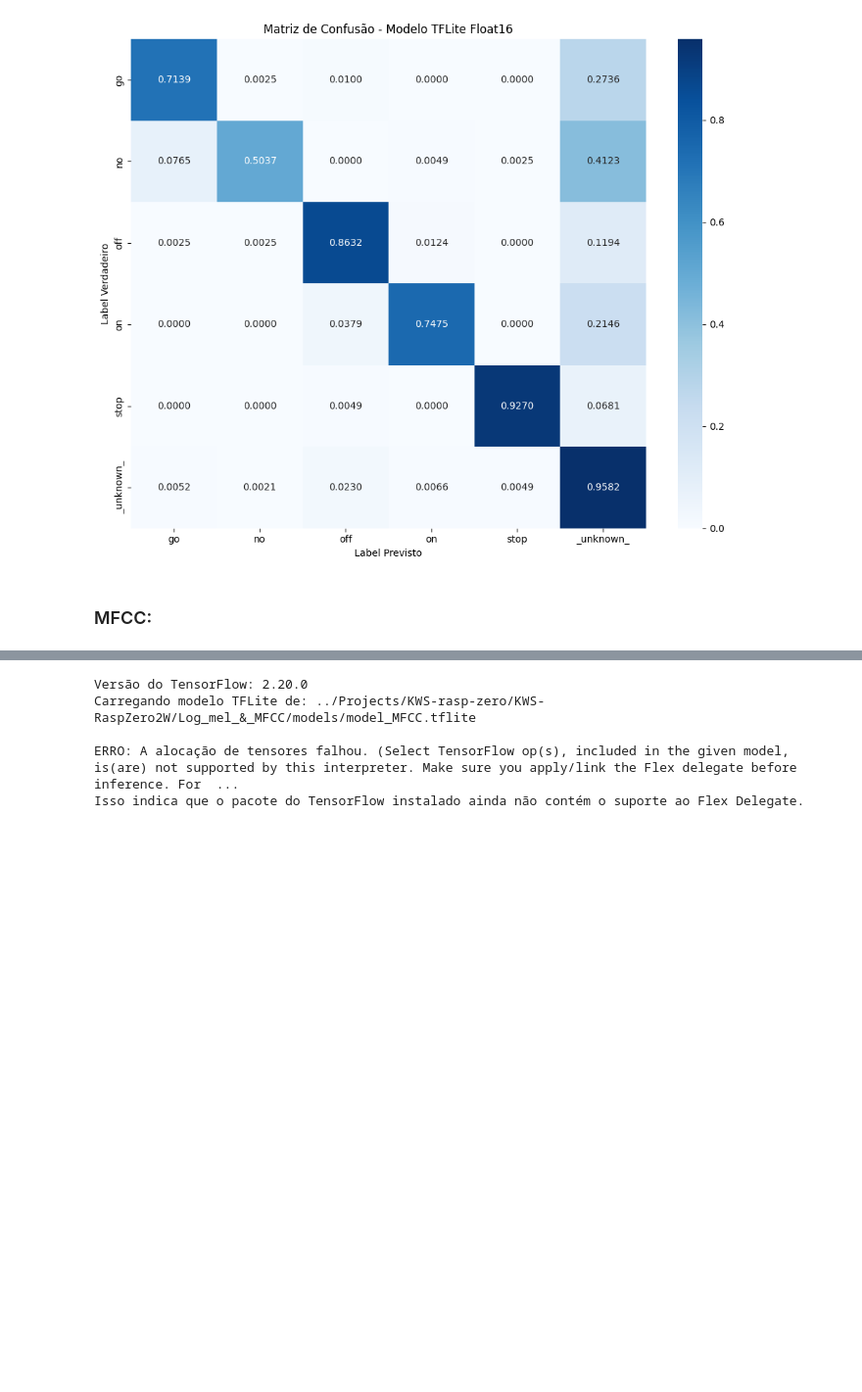
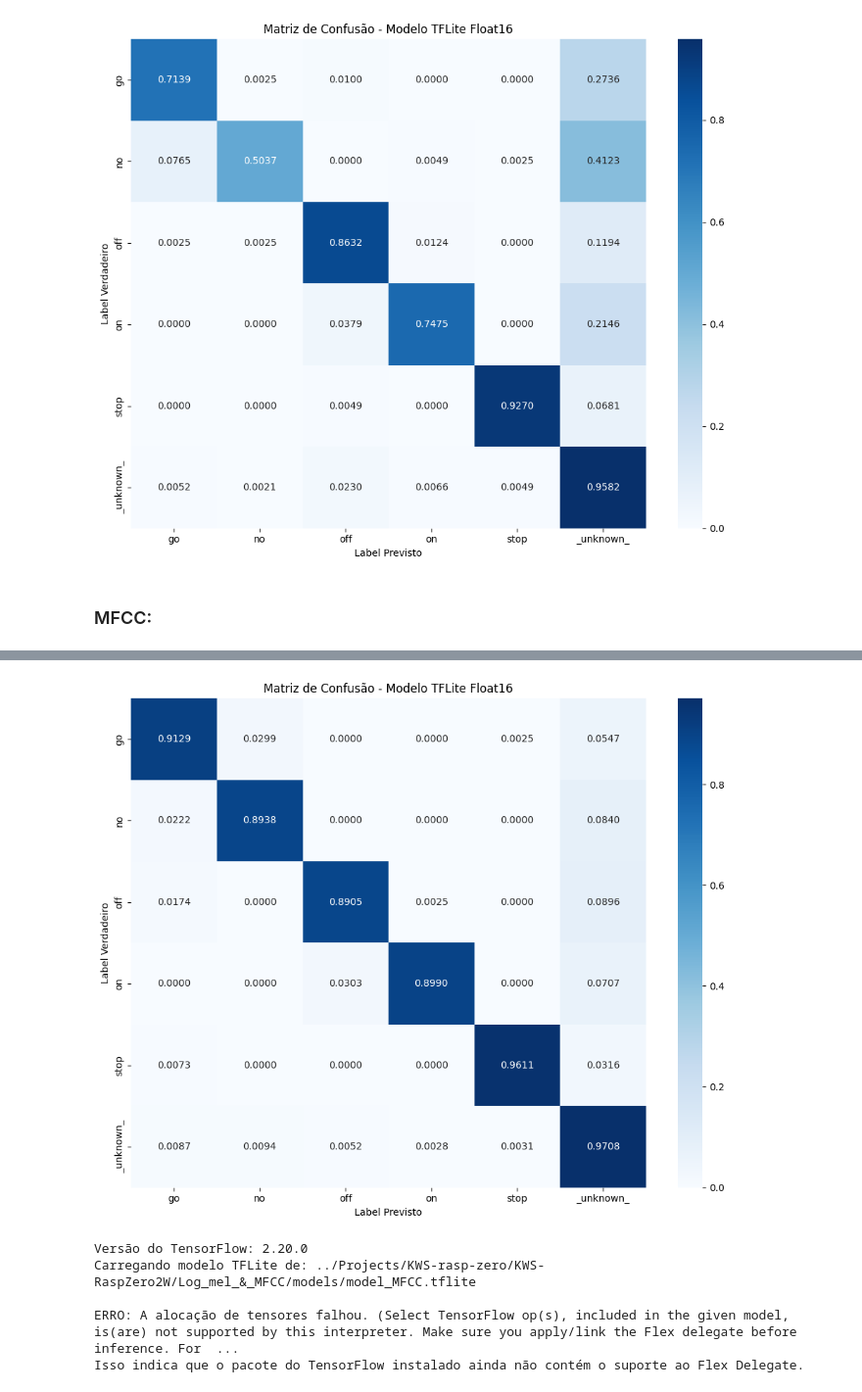
Before and after one commit to Roldao-Neto/KWS, a Jupyter notebook: Log_mel_&_MFCC/log_mel_model_dev.ipynb, the cells around one changed output, grey strips where cells are left out. Shown at 98% size. Cells and saved outputs as stored; diff of their text form; code cells hidden in the pictures; blank space fills up the shorter version.

Commit message:
added test for MFCCC tflite model

```diff
--- a/Log_mel_&_MFCC/log_mel_model_dev.ipynb
+++ b/Log_mel_&_MFCC/log_mel_model_dev.ipynb
@@ -870,0 +899,18 @@ plt.show()
+# %%
+y_true = []
+y_pred = []
+
+print("Iniciando avaliação no dataset de teste...")
+
+for data_batch, labels_batch in test_ds_MFCC:
+    for i in range(data_batch.shape[0]):
+        sample_data = data_batch[i]
+        input_tensor = np.expand_dims(sample_data.numpy(), axis=0).astype(input_details['dtype'])
+        interpreter.set_tensor(input_details['index'], input_tensor)
+        interpreter.invoke()
+        output_data = interpreter.get_tensor(output_details['index'])
+        predicted_label_index = np.argmax(output_data)
+        y_pred.append(predicted_label_index)
+        y_true.append(labels_batch[i].numpy())
+
+print("\nAvaliação concluída.")
@@ -871,3 +940,25 @@ plt.show()
+# %%
+cm = confusion_matrix(y_true, y_pred)
+row_sums = cm.sum(axis=1, keepdims=True)
+cm_normalized = cm.astype('float') / row_sums
+
+plt.figure(figsize=(10, 8))
+sns.heatmap(
+    cm_normalized,
+    annot=True,
+    fmt='.4f',
+    cmap='Blues',
+    xticklabels=CLASS_NAMES,
+    yticklabels=CLASS_NAMES
+)
+
+plt.title('Matriz de Confusão - Modelo TFLite Float16')
+plt.ylabel('Label Verdadeiro')
+plt.xlabel('Label Previsto')
+plt.tight_layout()
+plt.show()
+# %% [output]
+[figure, added]
 # %%
 # TFLITE_MODEL_PATH = Path('../Projects/KWS-rasp-zero/KWS-RaspZero2W/Log_mel_&_MFCC/models/model_MFCC.tflite')
 
```
Also changed, not shown: parts of 3 cells of this notebook.
